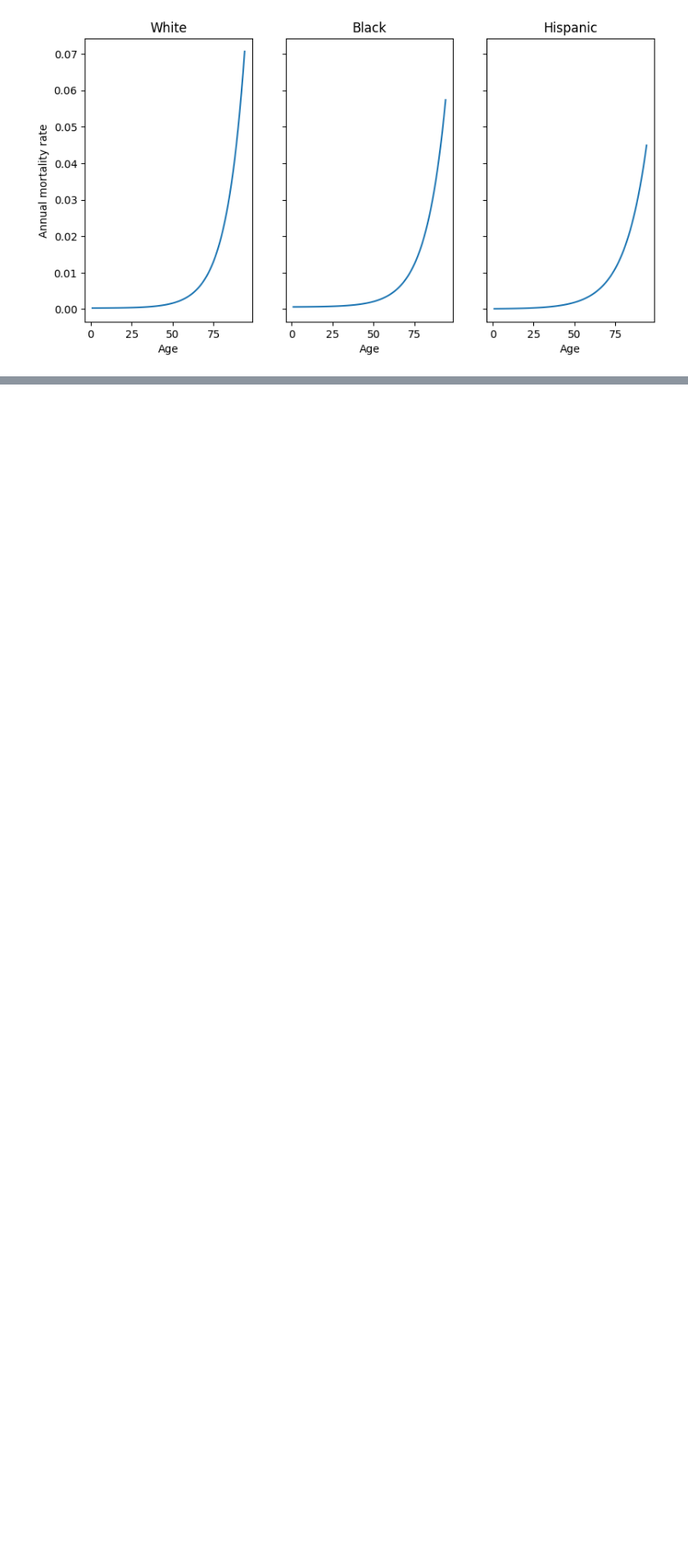
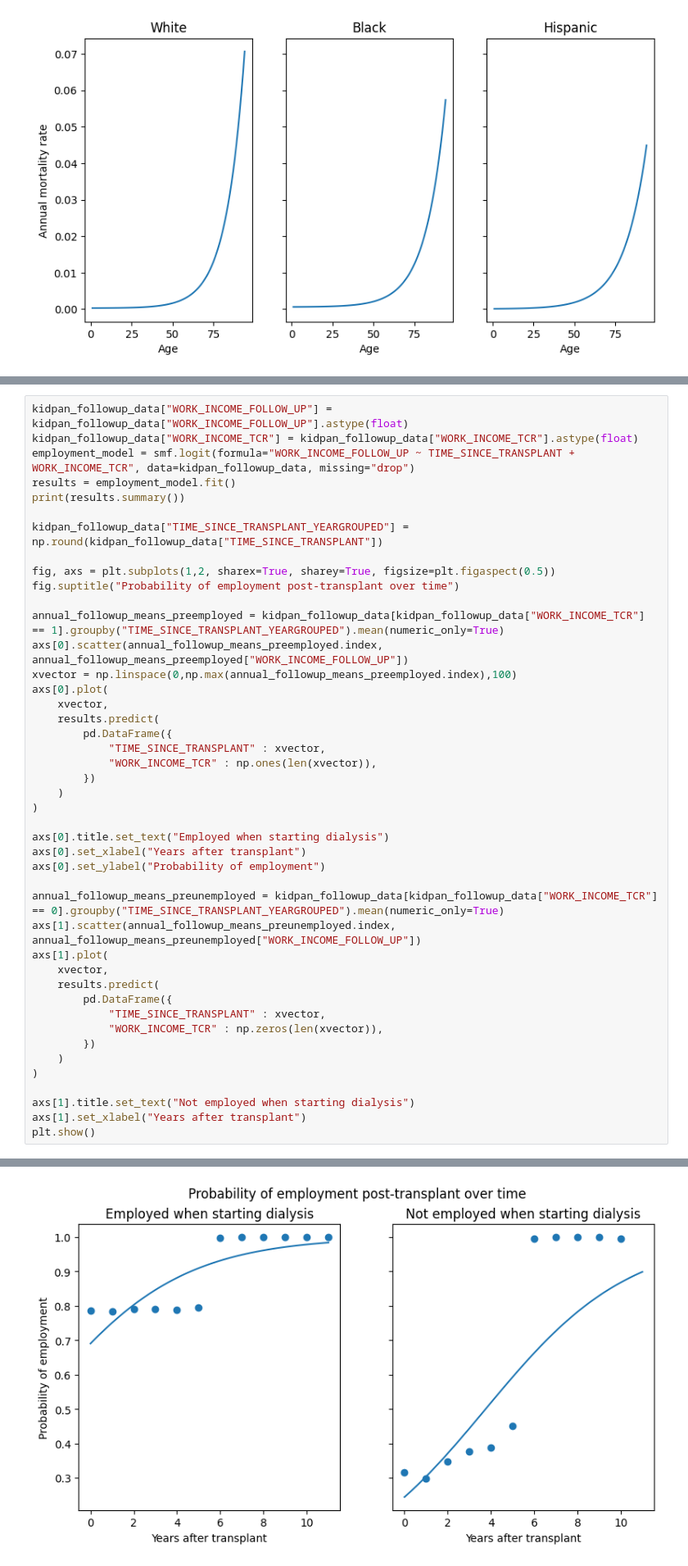
Before and after one commit to dabslee/Kidney_Analysis, a Jupyter notebook: transplant_market/recipients.ipynb, the cells around one changed output, grey strips where cells are left out. Shown at 82% size. Saved outputs shown, nothing was run; the diff lists cells and outputs as text; blank space fills up the shorter version.

Commit message:
Finished recipient candidate characterization models

```diff
--- a/transplant_market/recipients.ipynb
+++ b/transplant_market/recipients.ipynb
@@ -432,0 +483,45 @@ Hispanic fit:   h(Age) = 0.000023 exp(0.083532 Age) + 0.000000 Age_of_transplant
+# %%
+kidpan_followup_data["WORK_INCOME_FOLLOW_UP"] = kidpan_followup_data["WORK_INCOME_FOLLOW_UP"].astype(float)
+kidpan_followup_data["WORK_INCOME_TCR"] = kidpan_followup_data["WORK_INCOME_TCR"].astype(float)
+employment_model = smf.logit(formula="WORK_INCOME_FOLLOW_UP ~ TIME_SINCE_TRANSPLANT + WORK_INCOME_TCR", data=kidpan_followup_data, missing="drop")
+results = employment_model.fit()
+print(results.summary())
+
+kidpan_followup_data["TIME_SINCE_TRANSPLANT_YEARGROUPED"] = np.round(kidpan_followup_data["TIME_SINCE_TRANSPLANT"])
+
+fig, axs = plt.subplots(1,2, sharex=True, sharey=True, figsize=plt.figaspect(0.5))
+fig.suptitle("Probability of employment post-transplant over time")
+
+annual_followup_means_preemployed = kidpan_followup_data[kidpan_followup_data["WORK_INCOME_TCR"] == 1].groupby("TIME_SINCE_TRANSPLANT_YEARGROUPED").mean(numeric_only=True)
+axs[0].scatter(annual_followup_means_preemployed.index, annual_followup_means_preemployed["WORK_INCOME_FOLLOW_UP"])
+xvector = np.linspace(0,np.max(annual_followup_means_preemployed.index),100)
+axs[0].plot(
+    xvector,
+    results.predict(
+        pd.DataFrame({
+            "TIME_SINCE_TRANSPLANT" : xvector,
+            "WORK_INCOME_TCR" : np.ones(len(xvector)),
+        })
+    )
+)
+
+axs[0].title.set_text("Employed when starting dialysis")
+axs[0].set_xlabel("Years after transplant")
+axs[0].set_ylabel("Probability of employment")
+
+annual_followup_means_preunemployed = kidpan_followup_data[kidpan_followup_data["WORK_INCOME_TCR"] == 0].groupby("TIME_SINCE_TRANSPLANT_YEARGROUPED").mean(numeric_only=True)
+axs[1].scatter(annual_followup_means_preunemployed.index, annual_followup_means_preunemployed["WORK_INCOME_FOLLOW_UP"])
+axs[1].plot(
+    xvector,
+    results.predict(
+        pd.DataFrame({
+            "TIME_SINCE_TRANSPLANT" : xvector,
+            "WORK_INCOME_TCR" : np.zeros(len(xvector)),
+        })
+    )
+)
+
+axs[1].title.set_text("Not employed when starting dialysis")
+axs[1].set_xlabel("Years after transplant")
+plt.show()
+# %% [output]
@@ -433 +547,2 @@ Hispanic fit:   h(Age) = 0.000023 exp(0.083532 Age) + 0.000000 Age_of_transplant
+[figure, added]
 # %% [markdown]
```
Also changed, not shown: parts of 14 cells of this notebook, 3 other files.
